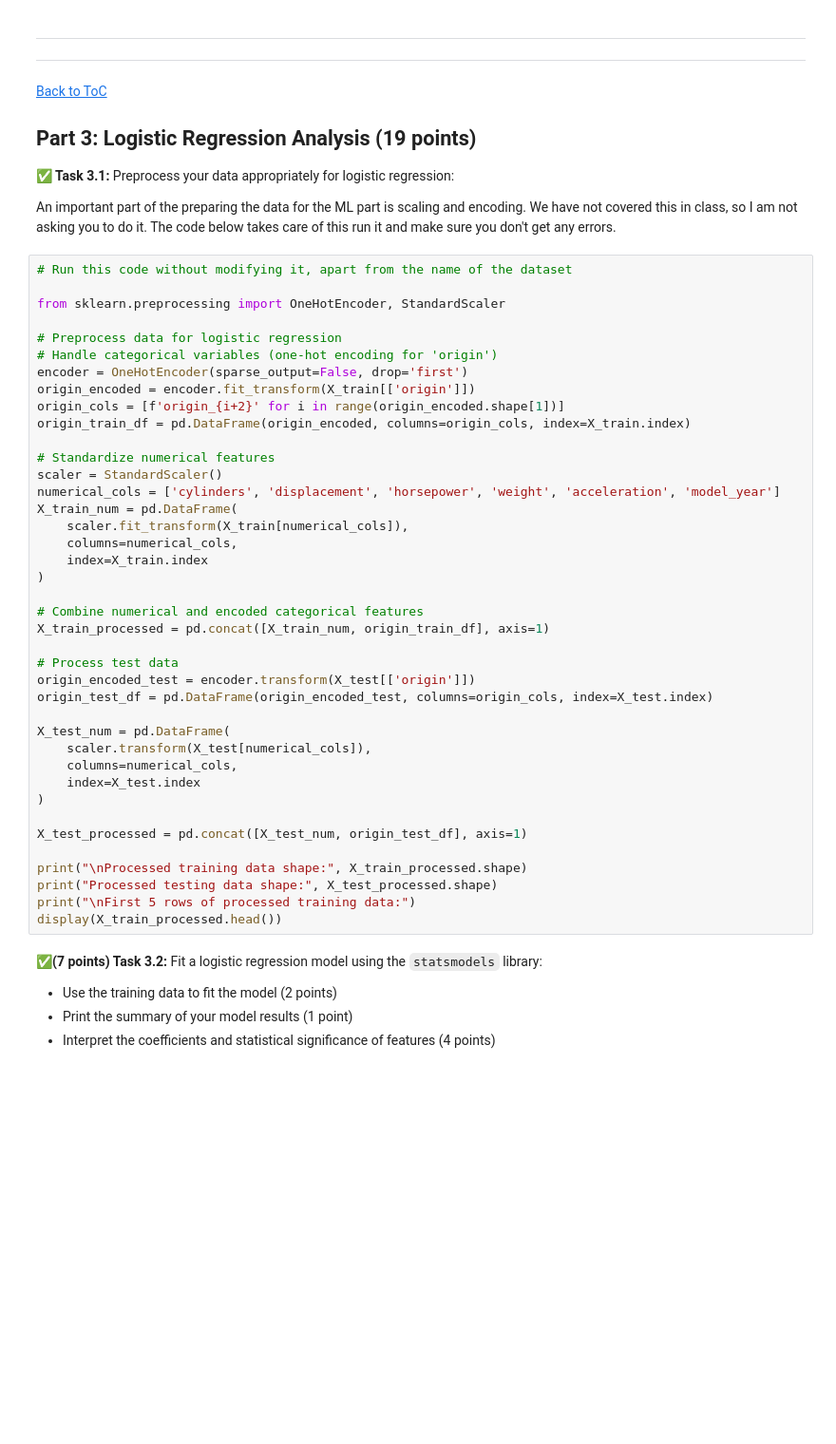
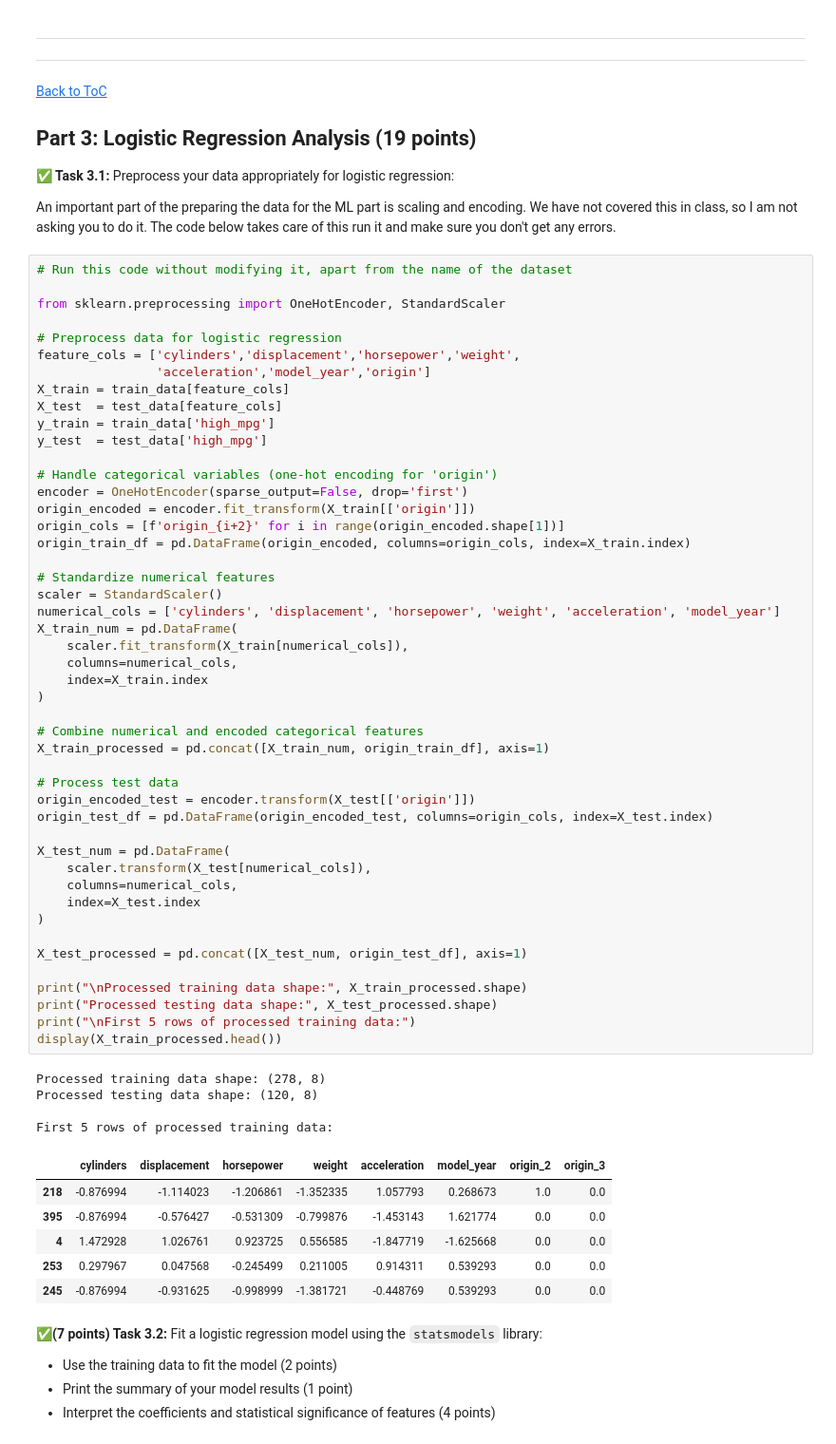
Before and after one commit to jamieh8821/CMSE202-f25-turnin, a Jupyter notebook: final/CMSE202_Final-STUDENT.ipynb, the cells around one changed output. Shown at 95% size. Drawn from its saved outputs; the diff is of its cells as text; blank space fills up the shorter version.

```diff
--- a/final/CMSE202_Final-STUDENT.ipynb
+++ b/final/CMSE202_Final-STUDENT.ipynb
@@ -519,6 +478,13 @@ An important part of the preparing the data for the ML part is scaling and encod
 from sklearn.preprocessing import OneHotEncoder, StandardScaler
 
 # Preprocess data for logistic regression
+feature_cols = ['cylinders','displacement','horsepower','weight',
+                'acceleration','model_year','origin']
+X_train = train_data[feature_cols]
+X_test  = test_data[feature_cols]
+y_train = train_data['high_mpg']
+y_test  = test_data['high_mpg']
+
 # Handle categorical variables (one-hot encoding for 'origin')
 encoder = OneHotEncoder(sparse_output=False, drop='first')
 origin_encoded = encoder.fit_transform(X_train[['origin']])
@@ -526,33 +492,44 @@ origin_cols = [f'origin_{i+2}' for i in range(origin_encoded.shape[1])]
 origin_train_df = pd.DataFrame(origin_encoded, columns=origin_cols, index=X_train.index)
 
 # Standardize numerical features
 scaler = StandardScaler()
 numerical_cols = ['cylinders', 'displacement', 'horsepower', 'weight', 'acceleration', 'model_year']
 X_train_num = pd.DataFrame(
     scaler.fit_transform(X_train[numerical_cols]),
     columns=numerical_cols,
     index=X_train.index
 )
 
 # Combine numerical and encoded categorical features
 X_train_processed = pd.concat([X_train_num, origin_train_df], axis=1)
 
 # Process test data
 origin_encoded_test = encoder.transform(X_test[['origin']])
 origin_test_df = pd.DataFrame(origin_encoded_test, columns=origin_cols, index=X_test.index)
 
 X_test_num = pd.DataFrame(
     scaler.transform(X_test[numerical_cols]),
     columns=numerical_cols,
     index=X_test.index
 )
 
 X_test_processed = pd.concat([X_test_num, origin_test_df], axis=1)
 
 print("\nProcessed training data shape:", X_train_processed.shape)
 print("Processed testing data shape:", X_test_processed.shape)
 print("\nFirst 5 rows of processed training data:")
 display(X_train_processed.head())
+# %% [output]
+Processed training data shape: (278, 8)
+Processed testing data shape: (120, 8)
+
+First 5 rows of processed training data:
+|  | cylinders | displacement | horsepower | weight | acceleration | model_year | origin_2 | origin_3 |
+| 218 | -0.876994 | -1.114023 | -1.206861 | -1.352335 | 1.057793 | 0.268673 | 1.0 | 0.0 |
+| 395 | -0.876994 | -0.576427 | -0.531309 | -0.799876 | -1.453143 | 1.621774 | 0.0 | 0.0 |
+| 4 | 1.472928 | 1.026761 | 0.923725 | 0.556585 | -1.847719 | -1.625668 | 0.0 | 0.0 |
+| 253 | 0.297967 | 0.047568 | -0.245499 | 0.211005 | 0.914311 | 0.539293 | 0.0 | 0.0 |
+| 245 | -0.876994 | -0.931625 | -0.998999 | -1.381721 | -0.448769 | 0.539293 | 0.0 | 0.0 |
 # %% [markdown]
 **&#9989;(7 points) Task 3.2:** Fit a logistic regression model using the `statsmodels` library:
 
```
Also changed, not shown: parts of 7 cells of this notebook.
